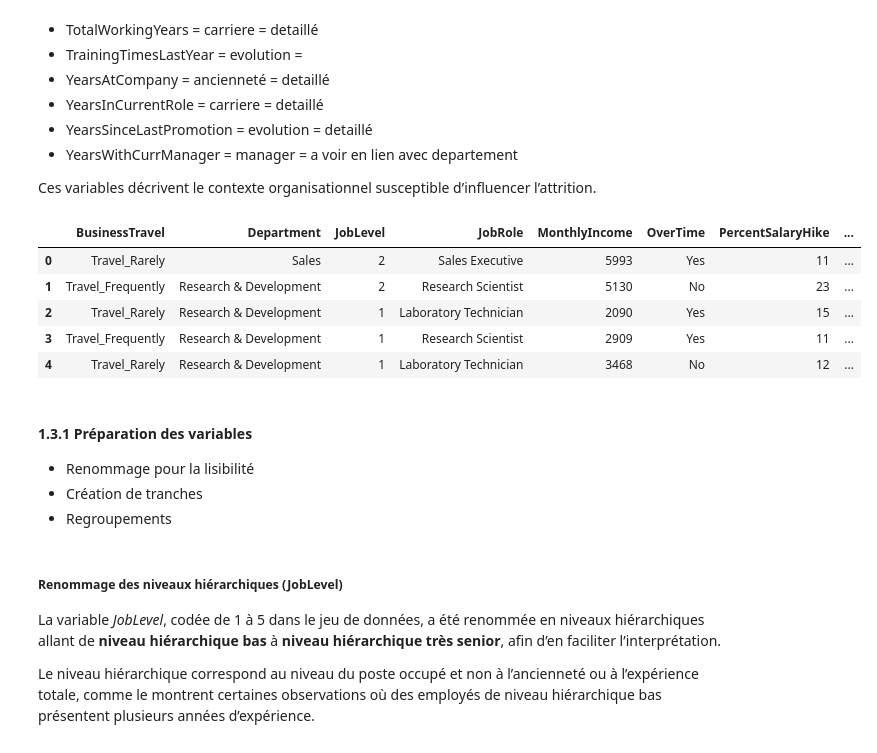
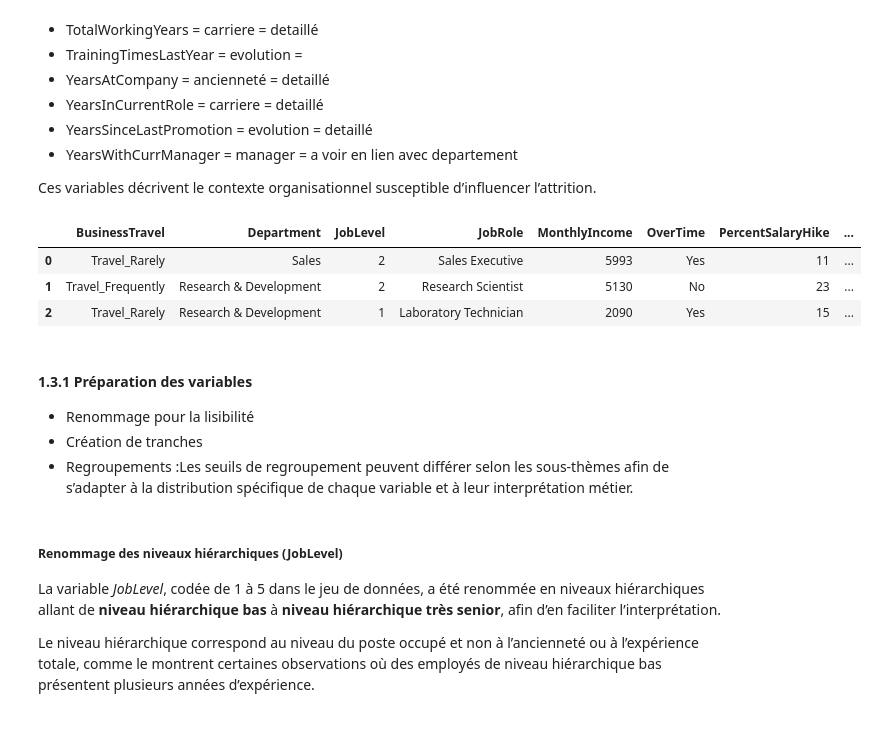
Before and after one commit to Kemuri15/employee-attrition-analysis, a Jupyter notebook: notebooks/04_axes_condition_travail.ipynb, the cells around one changed output. Cells and saved outputs as stored; diff of their text form; code cells hidden in the pictures.

```diff
--- a/notebooks/04_axes_condition_travail.ipynb
+++ b/notebooks/04_axes_condition_travail.ipynb
@@ -100,23 +100,21 @@ Ces variables décrivent le contexte organisationnel susceptible d’influencer
 # %%
 # colonnes condition de travail
 cols_conditions_travail = ['BusinessTravel', 'Department','JobLevel',"JobRole",'MonthlyIncome','OverTime','PercentSalaryHike','StockOptionLevel',
              "TotalWorkingYears", "TrainingTimesLastYear", "YearsAtCompany","YearsInCurrentRole","YearsSinceLastPromotion","YearsWithCurrManager" ]
 
 # creation df_condition_Trav
 df_conditions_travail = df_clean[cols_conditions_travail + ['Attrition']].copy()
-df_conditions_travail.head()
+df_conditions_travail.head(3)
 # %% [output]
 |  | BusinessTravel | Department | JobLevel | JobRole | MonthlyIncome | OverTime | PercentSalaryHike | ... |
 | 0 | Travel_Rarely | Sales | 2 | Sales Executive | 5993 | Yes | 11 | ... |
 | 1 | Travel_Frequently | Research & Development | 2 | Research Scientist | 5130 | No | 23 | ... |
 | 2 | Travel_Rarely | Research & Development | 1 | Laboratory Technician | 2090 | Yes | 15 | ... |
-| 3 | Travel_Frequently | Research & Development | 1 | Research Scientist | 2909 | Yes | 11 | ... |
-| 4 | Travel_Rarely | Research & Development | 1 | Laboratory Technician | 3468 | No | 12 | ... |
 # %% [markdown]
 #### 1.3.1 Préparation des variables
 - Renommage pour la lisibilité
 - Création de tranches
-- Regroupements
+- Regroupements :Les seuils de regroupement peuvent différer selon les sous-thèmes afin de s’adapter à la distribution spécifique de chaque variable et à leur interprétation métier.
 # %% [markdown]
 ##### Renommage des niveaux hiérarchiques (JobLevel)
 
```
Also changed, not shown: parts of 43 cells of this notebook, 1 other file.
